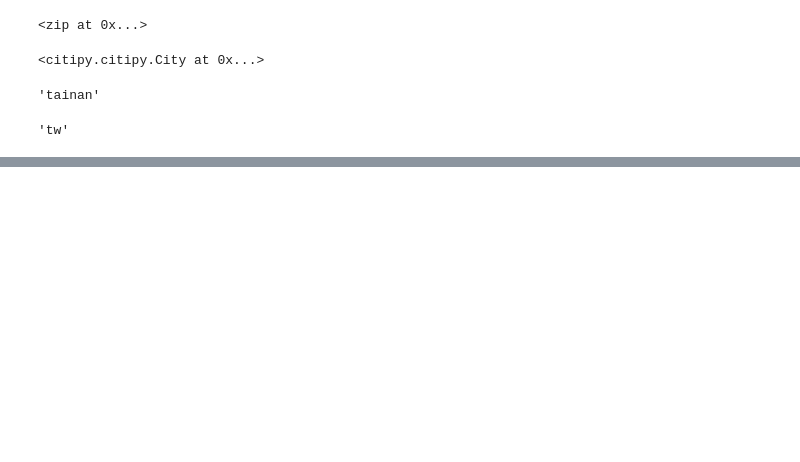
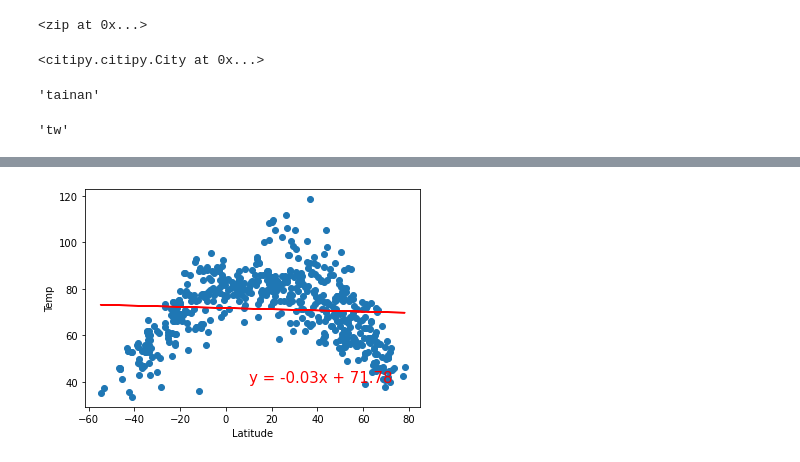
Before and after one commit to LanayaSF/World_Weather_Analysis, a Jupyter notebook: WeatherPy.ipynb, the cells around one changed output, grey strips where cells are left out. Cells and saved outputs as stored; diff of their text form; code cells hidden in the pictures; blank space fills up the shorter version.

Commit message:
Regression

```diff
--- a/WeatherPy.ipynb
+++ b/WeatherPy.ipynb
@@ -126,13 +131,13 @@ set_count = 1
 # %%
  # Loop through all the cities in our list.
-for i in range(len(cities)):
+#for i in range(len(cities)):
 
     # Group cities in sets of 50 for logging purposes.
-    if (i % 50 == 0 and i >= 50):
-        set_count += 1
-        record_count = 1
+    #if (i % 50 == 0 and i >= 50):
+        #set_count += 1
+        #record_count = 1
     # Create endpoint URL with each city.
-    city_url = url + "&q=" + cities[i]
+    #city_url = url + "&q=" + cities[i]
 # %%
 # Loop through all the cities in the list.
 for i, city in enumerate(cities):
@@ -285,0 +356,28 @@ NameError: name 'wind_speed' is not defined
+# %%
+# Create a function to create perform linear regression on the weather data
+# and plot a regression line and the equation with the data.
+def plot_linear_regression(x_values, y_values, title, y_label, text_coordinates):
+
+    # Perform linear regression.
+    (slope, intercept, r_value, p_value, std_err) = linregress(x_values, y_values)
+
+    # Calculate the regression line "y values" from the slope and intercept.
+    regress_values = x_values * slope + intercept
+
+    # Get the equation of the line.
+    line_eq = "y = " + str(round(slope,2)) + "x + " + str(round(intercept,2))
+
+    # Create a scatter plot of the x and y values.
+    plt.scatter(x_values,y_values)
+    # Plot the regression line with the x-values and the y coordinates based on the intercept and slope.
+    plt.plot(x_values,regress_values,"r")
+    # Annotate the text for the line equation and add its coordinates.
+    plt.annotate(line_eq, (10,40), fontsize=15, color="red")
+    plt.xlabel('Latitude')
+    plt.ylabel('Temp')
+    plt.show()
+# %%
+plot_linear_regression(lats, max_temps, 'Lats vs Temps', 'Max Temps', [-61,120])
+#The last value (-61, 120) determine where the function sits in the actual graph
+# %% [output]
+[figure, added]
```
Also changed, not shown: parts of 40 cells of this notebook.
